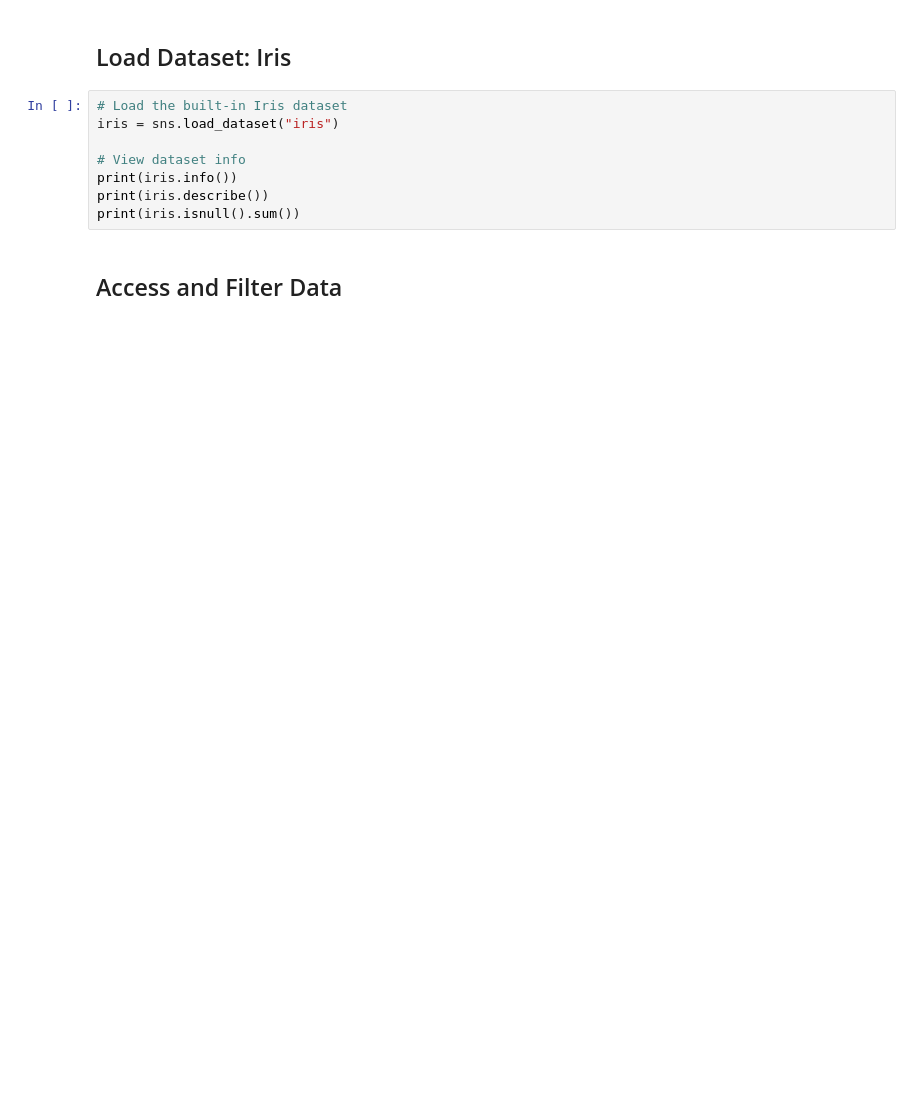
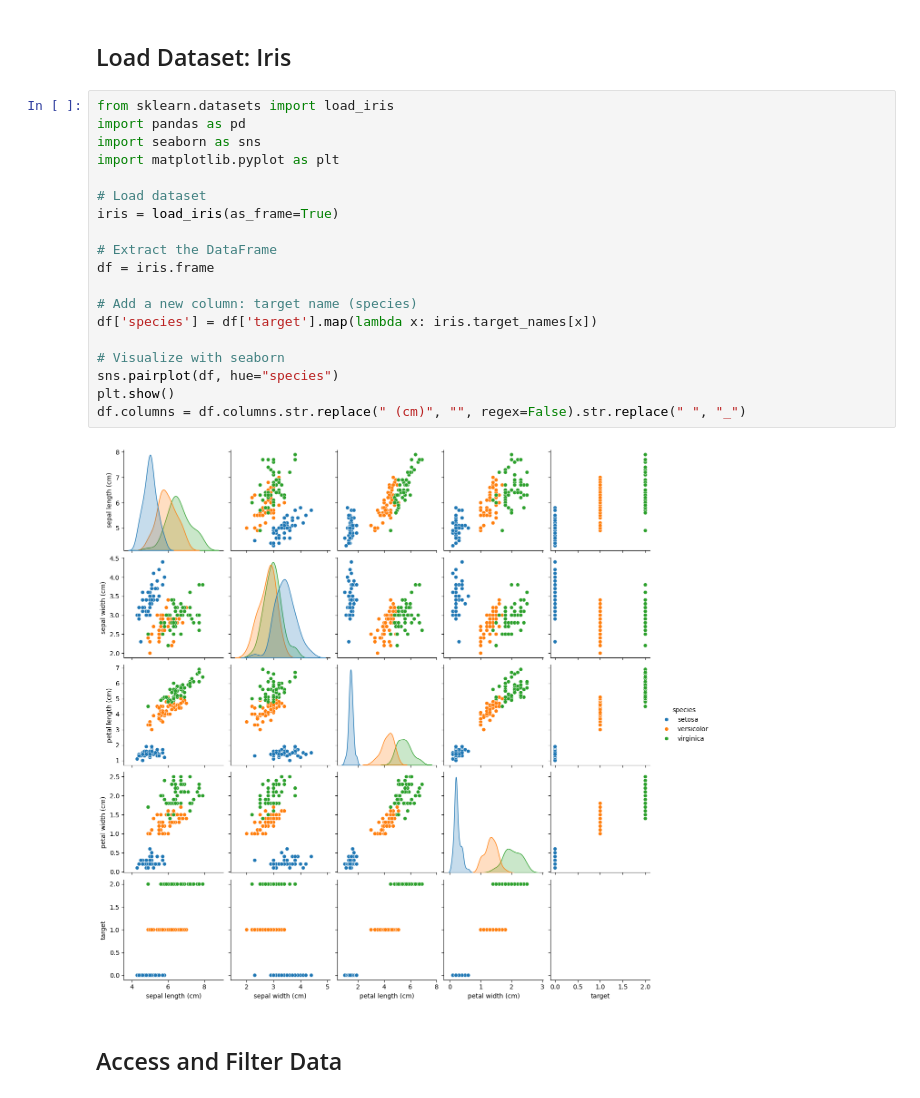
Before and after one commit to Manthan-2311/quantlake-internship, a Jupyter notebook: training/day3_pandas_intro.ipynb, the cells around one changed output. Cells and saved outputs as stored; diff of their text form; blank space fills up the shorter version.

Commit message:
Update: Fixed column names and completed Day 3 analysis

```diff
--- a/training/day3_pandas_intro.ipynb
+++ b/training/day3_pandas_intro.ipynb
@@ -31,13 +50,26 @@ print(df.dtypes)
 # %% [markdown]
 ## Load Dataset: Iris
 # %%
-# Load the built-in Iris dataset
-iris = sns.load_dataset("iris")
+from sklearn.datasets import load_iris
+import pandas as pd
+import seaborn as sns
+import matplotlib.pyplot as plt
 
-# View dataset info
-print(iris.info())
-print(iris.describe())
-print(iris.isnull().sum())
+# Load dataset
+iris = load_iris(as_frame=True)
+
+# Extract the DataFrame
+df = iris.frame
+
+# Add a new column: target name (species)
+df['species'] = df['target'].map(lambda x: iris.target_names[x])
+
+# Visualize with seaborn
+sns.pairplot(df, hue="species")
+plt.show()
+df.columns = df.columns.str.replace(" (cm)", "", regex=False).str.replace(" ", "_")
+# %% [output]
+[figure, added]
 # %% [markdown]
 ## Access and Filter Data
 # %%
```
Also changed, not shown: parts of 4 cells of this notebook.
